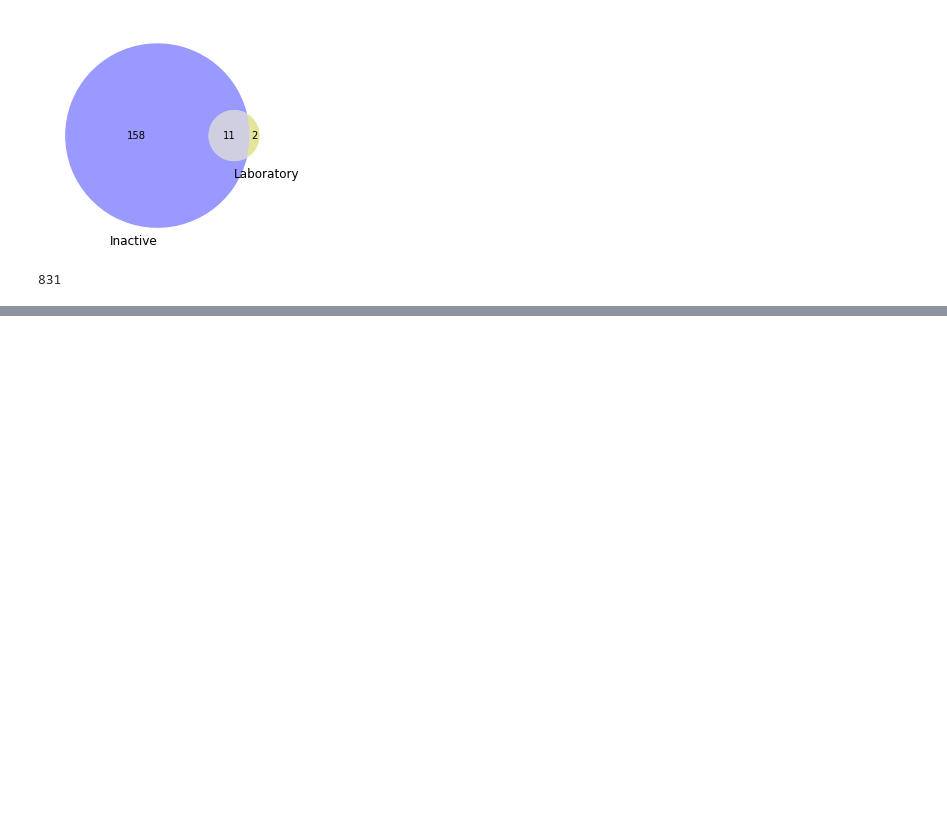
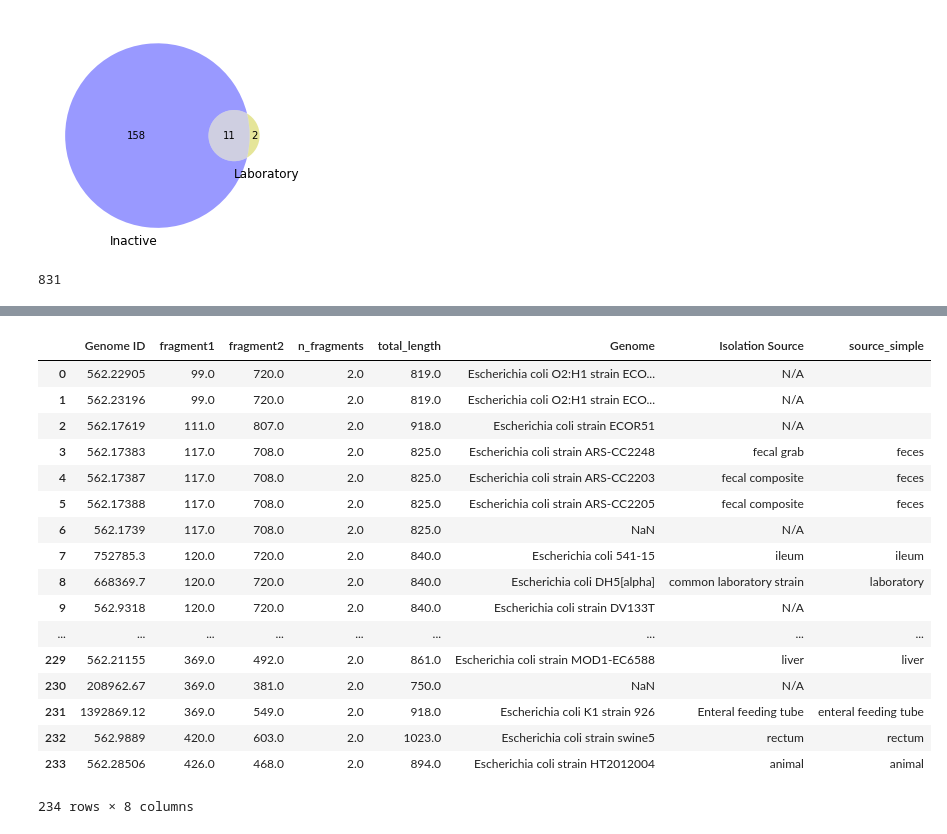
Before and after one commit to SBRG/mutation_analysis, a Jupyter notebook: notebooks/efeU_lab_strains_R01.ipynb, the cells around one changed output, grey strips where cells are left out. Drawn from its saved outputs; the diff is of its cells as text; code cells hidden in the pictures; blank space fills up the shorter version.

```diff
--- a/notebooks/efeU_lab_strains_R01.ipynb
+++ b/notebooks/efeU_lab_strains_R01.ipynb
@@ -344,0 +381,5 @@ sum(df_kw.Count==2)
+# %%
+b = df_frag_src['Isolation Source'].isnull()
+df_frag_src.loc[ b, 'Isolation Source'] = df_frag_src[b]['Isolation Comments']
+
+df_frag_source = df_frag_src[[c for c in df_frag_src.columns if c != 'Isolation Comments']]
@@ -376,0 +478,3 @@ df_kw[ df_kw.Count==1][['Genome','Genome ID','Count','TotLength']]['TotLength'].
+# %%
+df234 = pd.read_csv('../df234.csv', dtype={'genome.genome_id':object})
+df234.rename(columns={'genome.genome_id':'Genome ID'}, inplace=True)
@@ -376,0 +490,35 @@ df_kw[ df_kw.Count==1][['Genome','Genome ID','Count','TotLength']]['TotLength'].
+# %%
+df234_annot = pd.merge(df234, df_train[['Genome ID','Genome','Isolation Source','Isolation Comments']], on=['Genome ID'], how='left')
+
+b = df234_annot['Isolation Source'].isnull()
+df234_annot.loc[ b, 'Isolation Source'] = df234_annot[b]['Isolation Comments']
+df234_annot = df234_annot[[c for c in df234_annot.columns if c != 'Isolation Comments']]
+df234_annot['Isolation Source'].fillna('N/A', inplace=True)
+df234_annot['source_simple'] = ''
+# %%
+for k,vs in src_map.items():
+    for v in vs:
+        for i,r in df234_annot.iterrows():
+            if v.lower() in r['Isolation Source'].lower():
+                df234_annot.loc[i, 'source_simple'] += k
+# %%
+df234_annot
+# %% [output]
+|  | Genome ID | fragment1 | fragment2 | n_fragments | total_length | Genome | Isolation Source | source_simple |
+| 0 | 562.22905 | 99.0 | 720.0 | 2.0 | 819.0 | Escherichia coli O2:H1 strain ECO... | N/A |  |
+| 1 | 562.23196 | 99.0 | 720.0 | 2.0 | 819.0 | Escherichia coli O2:H1 strain ECO... | N/A |  |
+| 2 | 562.17619 | 111.0 | 807.0 | 2.0 | 918.0 | Escherichia coli strain ECOR51 | N/A |  |
+| 3 | 562.17383 | 117.0 | 708.0 | 2.0 | 825.0 | Escherichia coli strain ARS-CC2248 | fecal grab | feces |
+| 4 | 562.17387 | 117.0 | 708.0 | 2.0 | 825.0 | Escherichia coli strain ARS-CC2203 | fecal composite | feces |
+| 5 | 562.17388 | 117.0 | 708.0 | 2.0 | 825.0 | Escherichia coli strain ARS-CC2205 | fecal composite | feces |
+| 6 | 562.1739 | 117.0 | 708.0 | 2.0 | 825.0 | NaN | N/A |  |
+| 7 | 752785.3 | 120.0 | 720.0 | 2.0 | 840.0 | Escherichia coli 541-15 | ileum | ileum |
+| 8 | 668369.7 | 120.0 | 720.0 | 2.0 | 840.0 | Escherichia coli DH5[alpha] | common laboratory strain | laboratory |
+| 9 | 562.9318 | 120.0 | 720.0 | 2.0 | 840.0 | Escherichia coli strain DV133T | N/A |  |
+| ... | ... | ... | ... | ... | ... | ... | ... | ... |
+| 229 | 562.21155 | 369.0 | 492.0 | 2.0 | 861.0 | Escherichia coli strain MOD1-EC6588 | liver | liver |
+| 230 | 208962.67 | 369.0 | 381.0 | 2.0 | 750.0 | NaN | N/A |  |
+| 231 | 1392869.12 | 369.0 | 549.0 | 2.0 | 918.0 | Escherichia coli K1 strain 926 | Enteral feeding tube | enteral feeding tube |
+| 232 | 562.9889 | 420.0 | 603.0 | 2.0 | 1023.0 | Escherichia coli strain swine5 | rectum | rectum |
+| 233 | 562.28506 | 426.0 | 468.0 | 2.0 | 894.0 | Escherichia coli strain HT2012004 | animal | animal |
+234 rows × 8 columns
```
Also changed, not shown: parts of 17 cells of this notebook, 1 other file.
